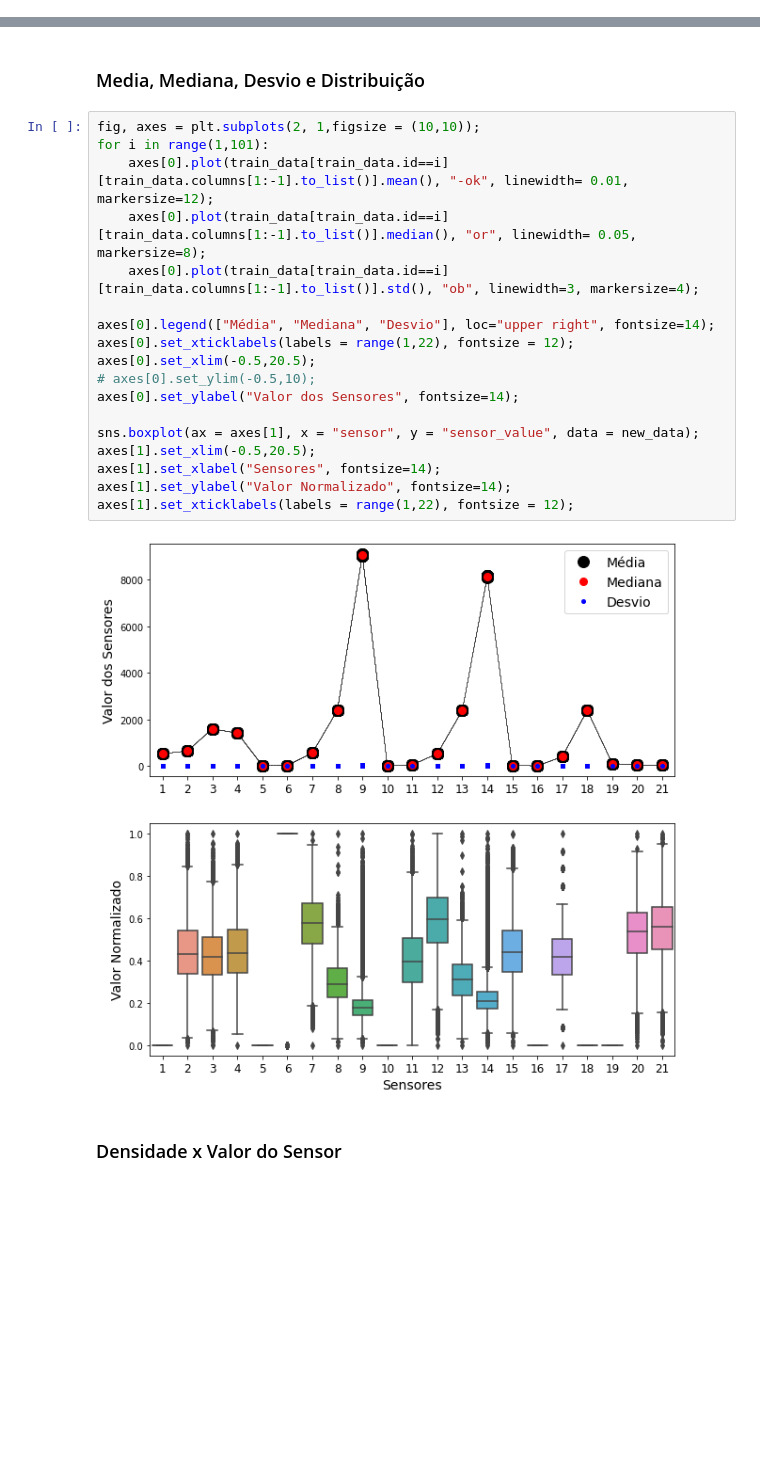
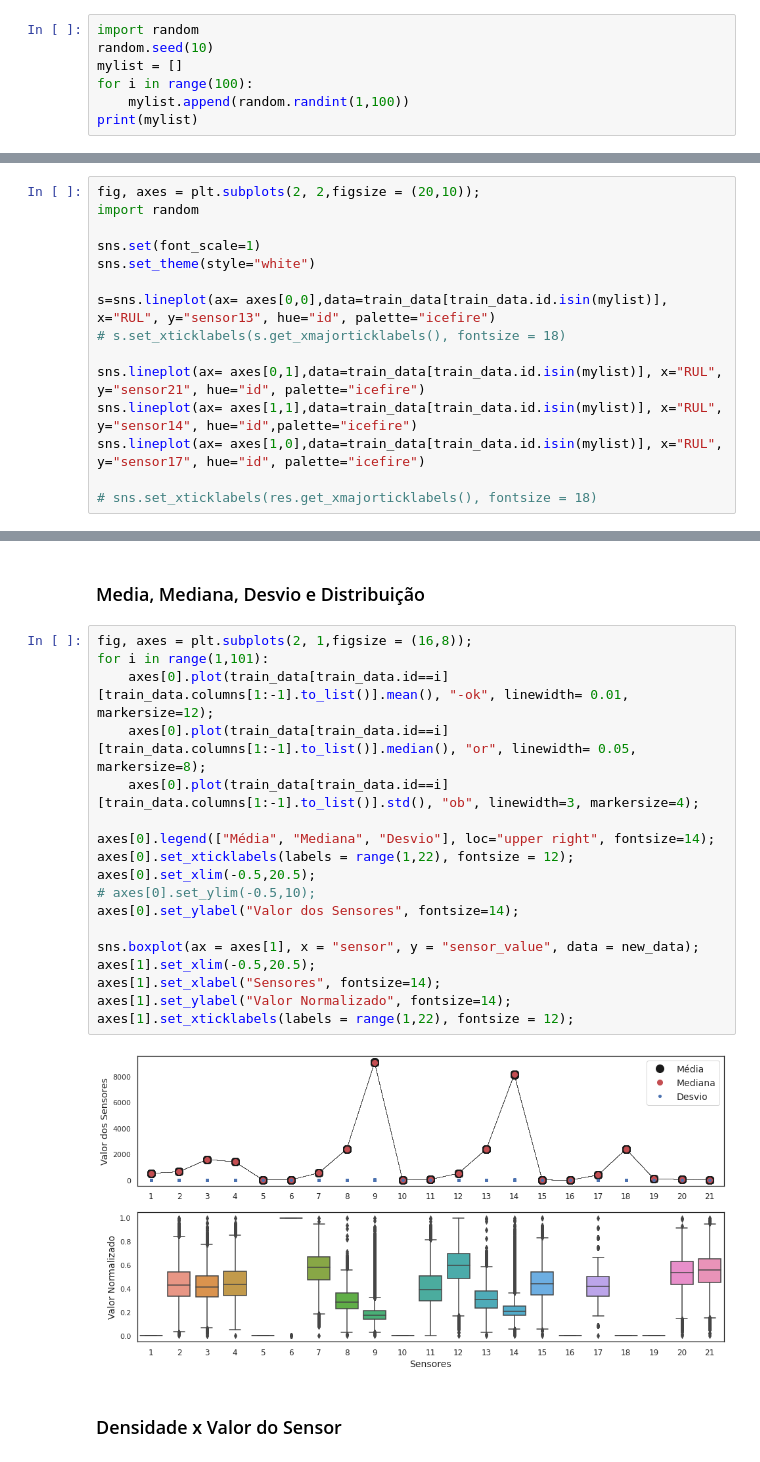
Before and after one commit to lucas-fpaiva/estatistica_pes, a Jupyter notebook: exploratory-m1.ipynb, the cells around one changed output, grey strips where cells are left out. Drawn from its saved outputs; the diff is of its cells as text; blank space fills up the shorter version.

```diff
--- a/exploratory-m1.ipynb
+++ b/exploratory-m1.ipynb
@@ -113,3 +113,10 @@ train_data.head()
 | 3 | 1 | 518.67 | 642.35 | 1582.79 | 1401.87 | 14.62 | 21.61 | 554.45 | 2388.11 | 9049.48 | ... | ... |
 | 4 | 1 | 518.67 | 642.37 | 1582.85 | 1406.22 | 14.62 | 21.61 | 554.00 | 2388.06 | 9055.15 | ... | ... |
 5 rows × 23 columns
+# %%
+import random
+random.seed(10)
+mylist = []
+for i in range(100):
+    mylist.append(random.randint(1,100))
+print(mylist)
@@ -115,0 +125,15 @@ train_data.head()
+# %%
+fig, axes = plt.subplots(2, 2,figsize = (20,10));
+import random
+
+sns.set(font_scale=1)
+sns.set_theme(style="white")
+
+s=sns.lineplot(ax= axes[0,0],data=train_data[train_data.id.isin(mylist)], x="RUL", y="sensor13", hue="id", palette="icefire")
+# s.set_xticklabels(s.get_xmajorticklabels(), fontsize = 18)
+
+sns.lineplot(ax= axes[0,1],data=train_data[train_data.id.isin(mylist)], x="RUL", y="sensor21", hue="id", palette="icefire")
+sns.lineplot(ax= axes[1,1],data=train_data[train_data.id.isin(mylist)], x="RUL", y="sensor14", hue="id",palette="icefire")
+sns.lineplot(ax= axes[1,0],data=train_data[train_data.id.isin(mylist)], x="RUL", y="sensor17", hue="id", palette="icefire")
+
+# sns.set_xticklabels(res.get_xmajorticklabels(), fontsize = 18)
@@ -137,25 +164,25 @@ See the caveats in the documentation: https://pandas.pydata.org/pandas-docs/stab
 # %% [markdown]
 ### Media, Mediana, Desvio e Distribuição
 # %%
-fig, axes = plt.subplots(2, 1,figsize = (10,10));
+fig, axes = plt.subplots(2, 1,figsize = (16,8));
 for i in range(1,101):
     axes[0].plot(train_data[train_data.id==i][train_data.columns[1:-1].to_list()].mean(), "-ok", linewidth= 0.01, markersize=12);
     axes[0].plot(train_data[train_data.id==i][train_data.columns[1:-1].to_list()].median(), "or", linewidth= 0.05, markersize=8);
     axes[0].plot(train_data[train_data.id==i][train_data.columns[1:-1].to_list()].std(), "ob", linewidth=3, markersize=4);
 
 axes[0].legend(["Média", "Mediana", "Desvio"], loc="upper right", fontsize=14);
 axes[0].set_xticklabels(labels = range(1,22), fontsize = 12);
 axes[0].set_xlim(-0.5,20.5);
 # axes[0].set_ylim(-0.5,10);
 axes[0].set_ylabel("Valor dos Sensores", fontsize=14);
 
 sns.boxplot(ax = axes[1], x = "sensor", y = "sensor_value", data = new_data);
 axes[1].set_xlim(-0.5,20.5);
 axes[1].set_xlabel("Sensores", fontsize=14);
 axes[1].set_ylabel("Valor Normalizado", fontsize=14);
 axes[1].set_xticklabels(labels = range(1,22), fontsize = 12);
 # %% [output]
-[figure, old version]
+[figure, new version]
 # %% [markdown]
 ### Densidade x Valor do Sensor
 # %%
```
Also changed, not shown: parts of 11 cells of this notebook.
